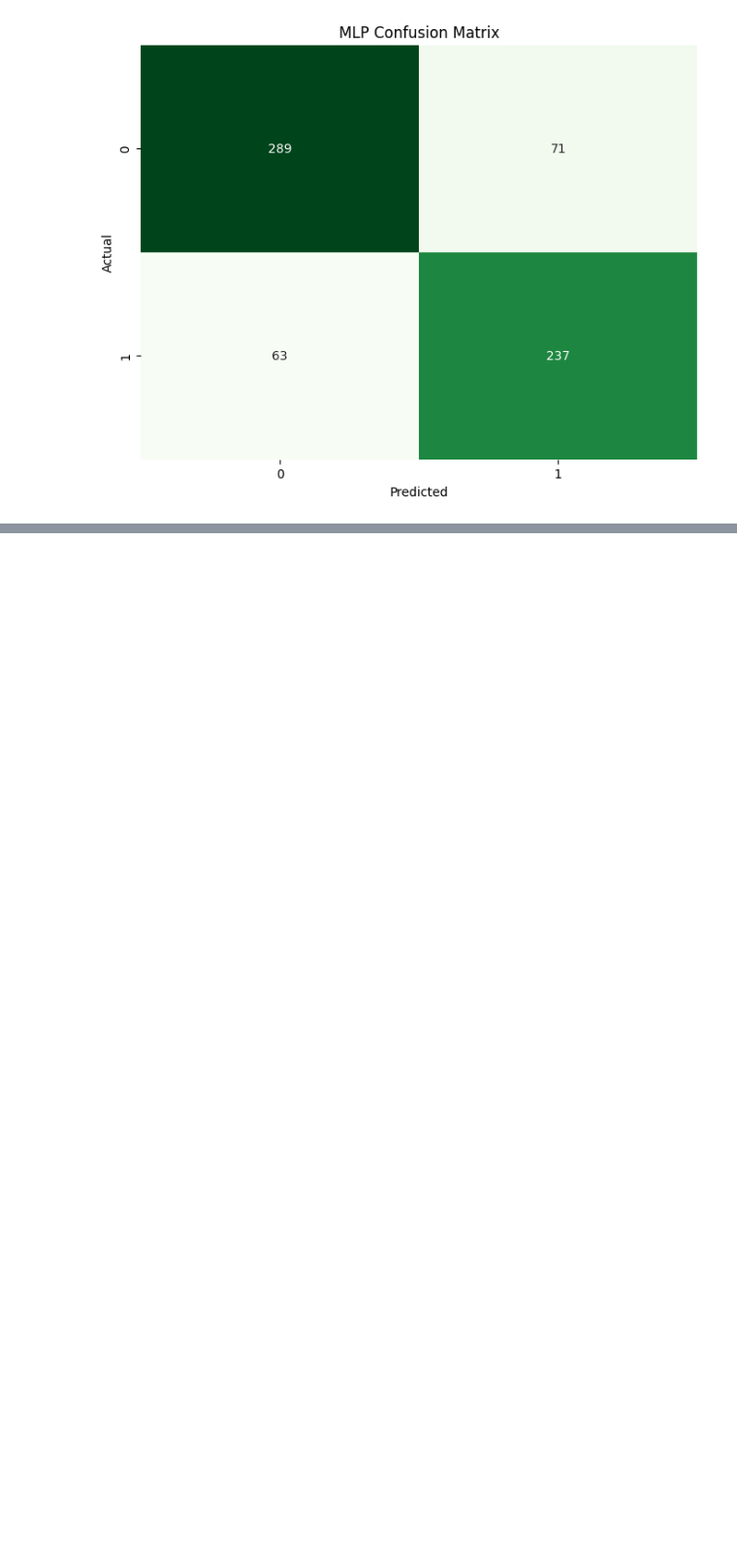
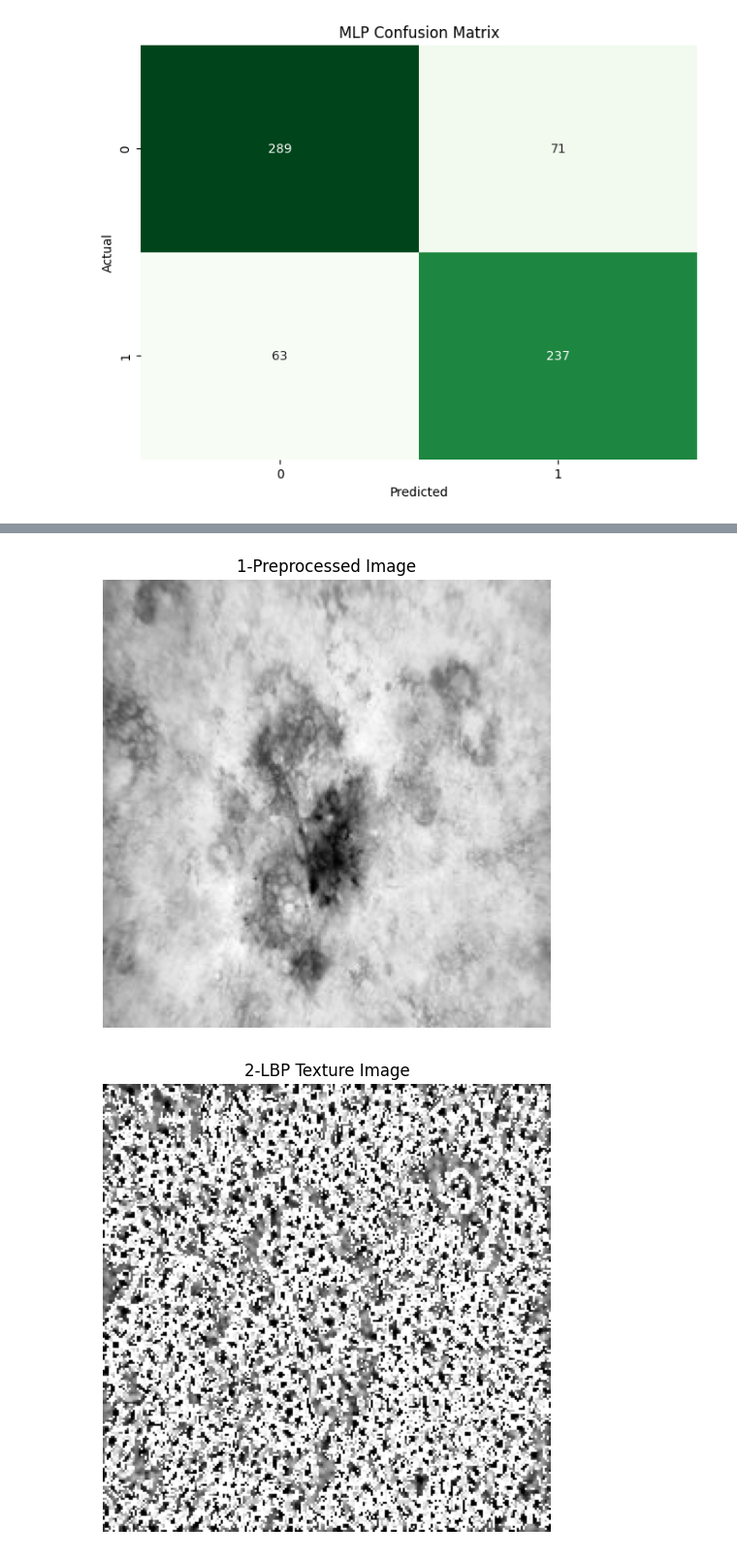
Before and after one commit to AK-26David/Skin-Lesions-classifications-and-Development-of-GUI-MLMiniProject-ResearchPaper--Sem5, a Jupyter notebook: main_test.ipynb, the cells around one changed output, grey strips where cells are left out. Shown at 97% size. Drawn from its saved outputs; the diff is of its cells as text; code cells hidden in the pictures; blank space fills up the shorter version.

```diff
--- a/main_test.ipynb
+++ b/main_test.ipynb
@@ -892,0 +936,62 @@ weighted avg       0.80      0.80      0.80       660
+# %%
+# Modify save_and_show_image to handle features separately
+def save_and_show_image(image, step_name, is_feature=False):
+    """ Save and show images or feature plots. """
+    file_path = os.path.join(output_folder, f"{step_name}.png")
+
+    plt.figure(figsize=(6, 6))
+
+    if is_feature:
+        plt.plot(image)  # For feature array visualization
+        plt.title(f"{step_name} - Feature Array")
+    else:
+        plt.imshow(image, cmap='gray' if len(image.shape) == 2 else None)
+        plt.axis('off')
+        plt.title(step_name)
+
+    plt.savefig(file_path)
+    plt.show()
+
+# Process and save visualizations
+sample_image = preprocess_image(train_data[0])  # Preprocessing
+save_and_show_image(sample_image, "1-Preprocessed Image")
+
+# Ensure input image has 3 channels before converting to grayscale
+if len(sample_image.shape) == 3:  # Checks if the image is in RGB
+    gray_img = cv2.cvtColor(sample_image, cv2.COLOR_RGB2GRAY)
+else:
+    gray_img = sample_image  # If already grayscale, use as-is
+
+# Compute LBP on the grayscale image
+lbp_image = local_binary_pattern(gray_img, 24, 3, method='uniform')
+save_and_show_image(lbp_image, "2-LBP Texture Image")
+
+
+# Shape feature visualization - binary threshold & contours
+# Ensure input image has 3 channels before converting to grayscale
+if len(sample_image.shape) == 3:  # Check if the image is in RGB
+    gray_img = cv2.cvtColor(sample_image, cv2.COLOR_RGB2GRAY)
+else:
+    gray_img = sample_image  # If already grayscale, use as-is
+
+# Proceed with binary thresholding and contour detection
+_, binary = cv2.threshold(gray_img, 0, 255, cv2.THRESH_BINARY + cv2.THRESH_OTSU)
+contours, _ = cv2.findContours(binary, cv2.RETR_EXTERNAL, cv2.CHAIN_APPROX_SIMPLE)
+contour_img = cv2.cvtColor(binary, cv2.COLOR_GRAY2BGR)
+cv2.drawContours(contour_img, contours, -1, (0, 255, 0), 2)
+save_and_show_image(contour_img, "3-Contours - Shape Features")
+
+
+# Gabor Filter visualizations for each theta
+for i, theta in enumerate(np.arange(0, np.pi, np.pi / 8)):
+    kernel = cv2.getGaborKernel((31, 31), sigma=4.0, theta=theta, lambd=10.0, gamma=0.5, psi=0)
+    gabor_image = cv2.filter2D(gray_img, cv2.CV_8UC3, kernel)
+    save_and_show_image(gabor_image, f"4-Gabor Filtered Image - Theta {i+1}")
+
+# HOG visualization
+hog_features, hog_image = hog(gray_img, orientations=8, pixels_per_cell=(16, 16),
+                              cells_per_block=(1, 1), block_norm='L2-Hys', visualize=True)
+save_and_show_image(hog_image, "5-HOG Features")
+# %% [output]
+[figure, added]
+[figure, added]
```
Also changed, not shown: parts of 2 cells of this notebook.
